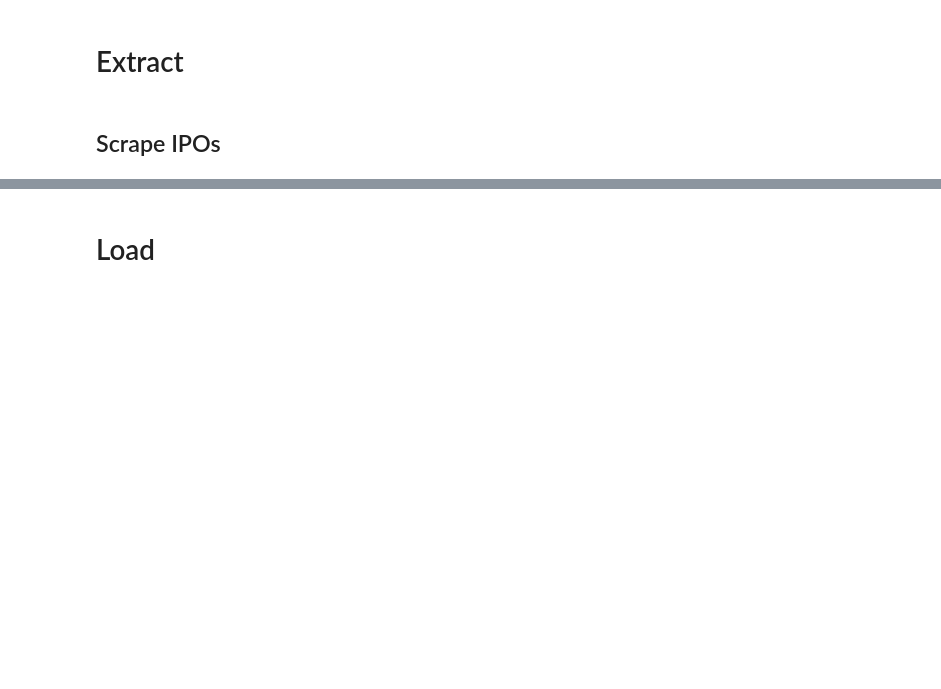
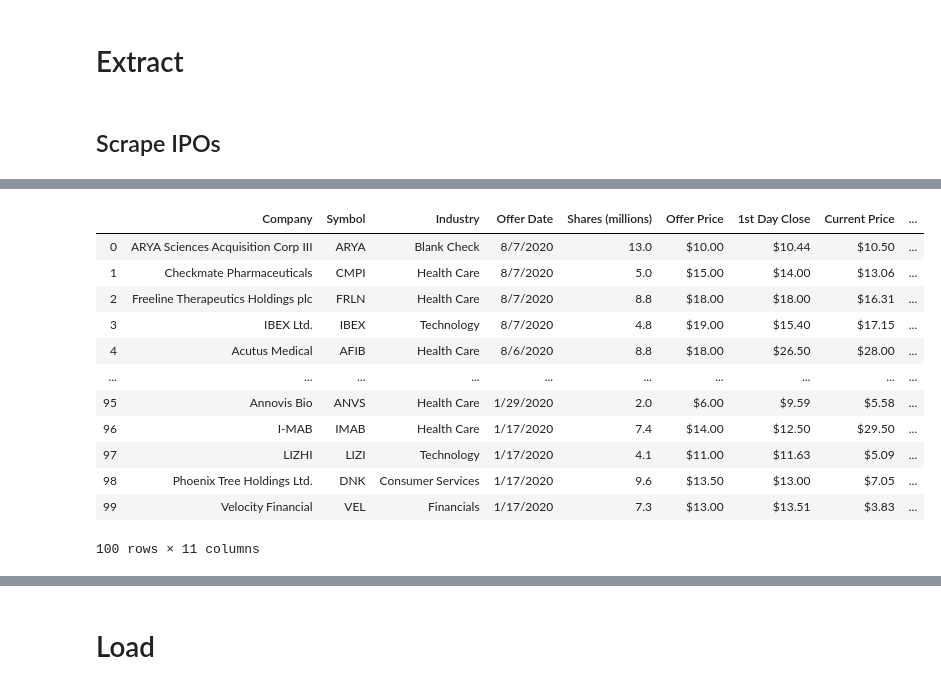
Before and after one commit to admiral810/IPO_tracker, a Jupyter notebook: get_IPO_data.ipynb, the cells around one changed output, grey strips where cells are left out. Cells and saved outputs as stored; diff of their text form; code cells hidden in the pictures; blank space fills up the shorter version.

```diff
--- a/get_IPO_data.ipynb
+++ b/get_IPO_data.ipynb
@@ -196,0 +72,25 @@ https://blog.quandl.com/api-for-stock-data
+# %%
+# IPO Scoop Recent IPOs
+url = 'https://www.iposcoop.com/last-100-ipos'
+data = pd.read_html(url)
+
+ipo_scoop_recent_df = data[0]
+
+# add date type column to differentiate confirmed vs expected
+ipo_scoop_recent_df['date_type'] = "Confirmed"
+
+ipo_scoop_recent_df
+# %% [output]
+|  | Company | Symbol | Industry | Offer Date | Shares (millions) | Offer Price | 1st Day Close | Current Price | ... |
+| 0 | ARYA Sciences Acquisition Corp III | ARYA | Blank Check | 8/7/2020 | 13.0 | $10.00 | $10.44 | $10.50 | ... |
+| 1 | Checkmate Pharmaceuticals | CMPI | Health Care | 8/7/2020 | 5.0 | $15.00 | $14.00 | $13.06 | ... |
+| 2 | Freeline Therapeutics Holdings plc | FRLN | Health Care | 8/7/2020 | 8.8 | $18.00 | $18.00 | $16.31 | ... |
+| 3 | IBEX Ltd. | IBEX | Technology | 8/7/2020 | 4.8 | $19.00 | $15.40 | $17.15 | ... |
+| 4 | Acutus Medical | AFIB | Health Care | 8/6/2020 | 8.8 | $18.00 | $26.50 | $28.00 | ... |
+| ... | ... | ... | ... | ... | ... | ... | ... | ... | ... |
+| 95 | Annovis Bio | ANVS | Health Care | 1/29/2020 | 2.0 | $6.00 | $9.59 | $5.58 | ... |
+| 96 | I-MAB | IMAB | Health Care | 1/17/2020 | 7.4 | $14.00 | $12.50 | $29.50 | ... |
+| 97 | LIZHI | LIZI | Technology | 1/17/2020 | 4.1 | $11.00 | $11.63 | $5.09 | ... |
+| 98 | Phoenix Tree Holdings Ltd. | DNK | Consumer Services | 1/17/2020 | 9.6 | $13.50 | $13.00 | $7.05 | ... |
+| 99 | Velocity Financial | VEL | Financials | 1/17/2020 | 7.3 | $13.00 | $13.51 | $3.83 | ... |
+100 rows × 11 columns
```
Also changed, not shown: parts of 40 cells of this notebook, 2 other files.
